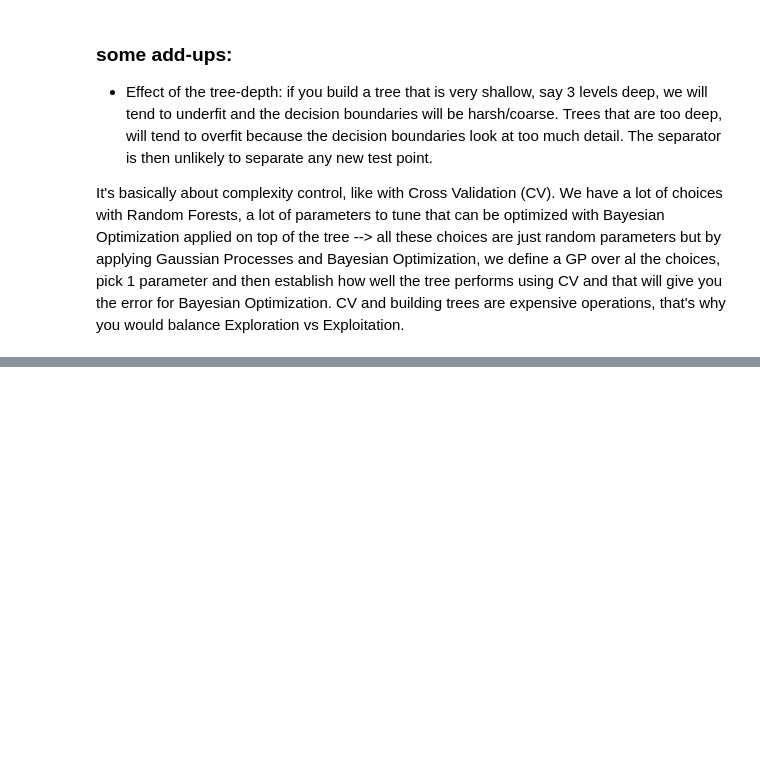
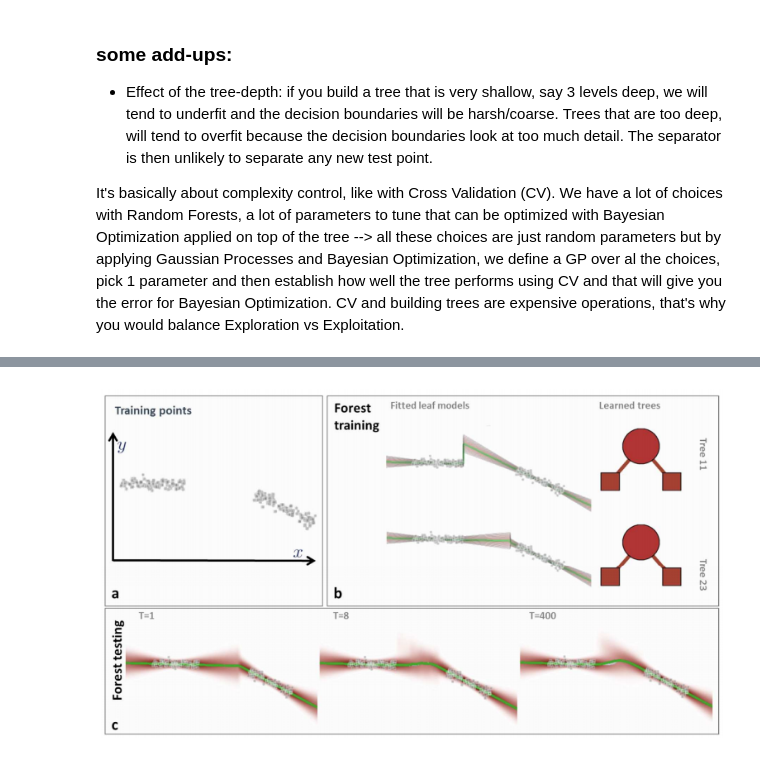
Before and after one commit to rmania/datascience, a Jupyter notebook: ubc_ml/08_random_forests.ipynb, the cells around one changed output, grey strips where cells are left out. Saved outputs shown, nothing was run; the diff lists cells and outputs as text; code cells hidden in the pictures; blank space fills up the shorter version.

```diff
--- a/ubc_ml/08_random_forests.ipynb
+++ b/ubc_ml/08_random_forests.ipynb
@@ -153,0 +158,4 @@ It's basically about complexity control, like with Cross Validation (CV). We hav
+# %%
+Image(PATH + 'regression_forests.png') # Criminisi et al, 2011
+# %% [output]
+[figure, added]
```
Also changed, not shown: parts of 9 cells of this notebook.
